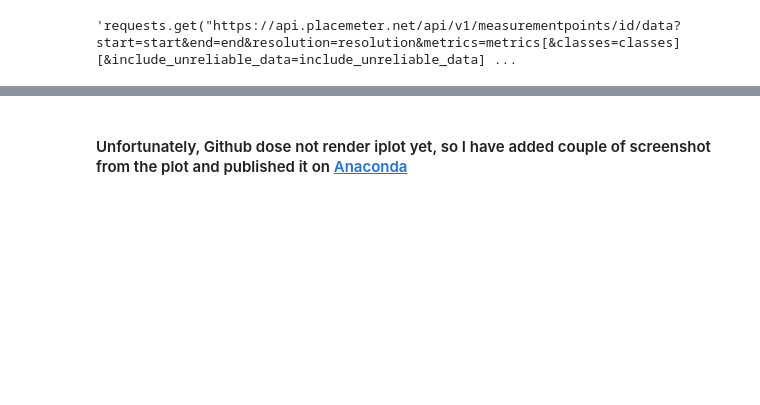
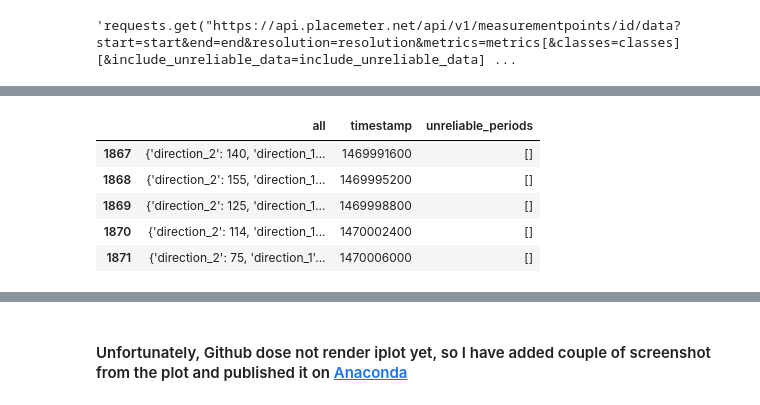
Before and after one commit to srsani/Placemeter_API, a Jupyter notebook: RetrievingDataFromPlacemeter.ipynb, the cells around one changed output, grey strips where cells are left out. Drawn from its saved outputs; the diff is of its cells as text; code cells hidden in the pictures; blank space fills up the shorter version.

```diff
--- a/RetrievingDataFromPlacemeter.ipynb
+++ b/RetrievingDataFromPlacemeter.ipynb
@@ -101,0 +91,13 @@ iplot(df14333.iplot(asFigure=True,
+# %%
+## 14333
+r14333 = requests.get("https://api.placemeter.net/api/v1/measurementpoints/14333/data?start=1463270400&end=1470009600", headers={ "Authorization": api_key })
+data14333= r14333.json()
+df14333 = pd.DataFrame.from_dict(data14333['data'])
+df14333.tail()
+# %% [output]
+|  | all | timestamp | unreliable_periods |
+| 1867 | {'direction_2': 140, 'direction_1... | 1469991600 | [] |
+| 1868 | {'direction_2': 155, 'direction_1... | 1469995200 | [] |
+| 1869 | {'direction_2': 125, 'direction_1... | 1469998800 | [] |
+| 1870 | {'direction_2': 114, 'direction_1... | 1470002400 | [] |
+| 1871 | {'direction_2': 75, 'direction_1'... | 1470006000 | [] |
```
Also changed, not shown: parts of 16 cells of this notebook.
